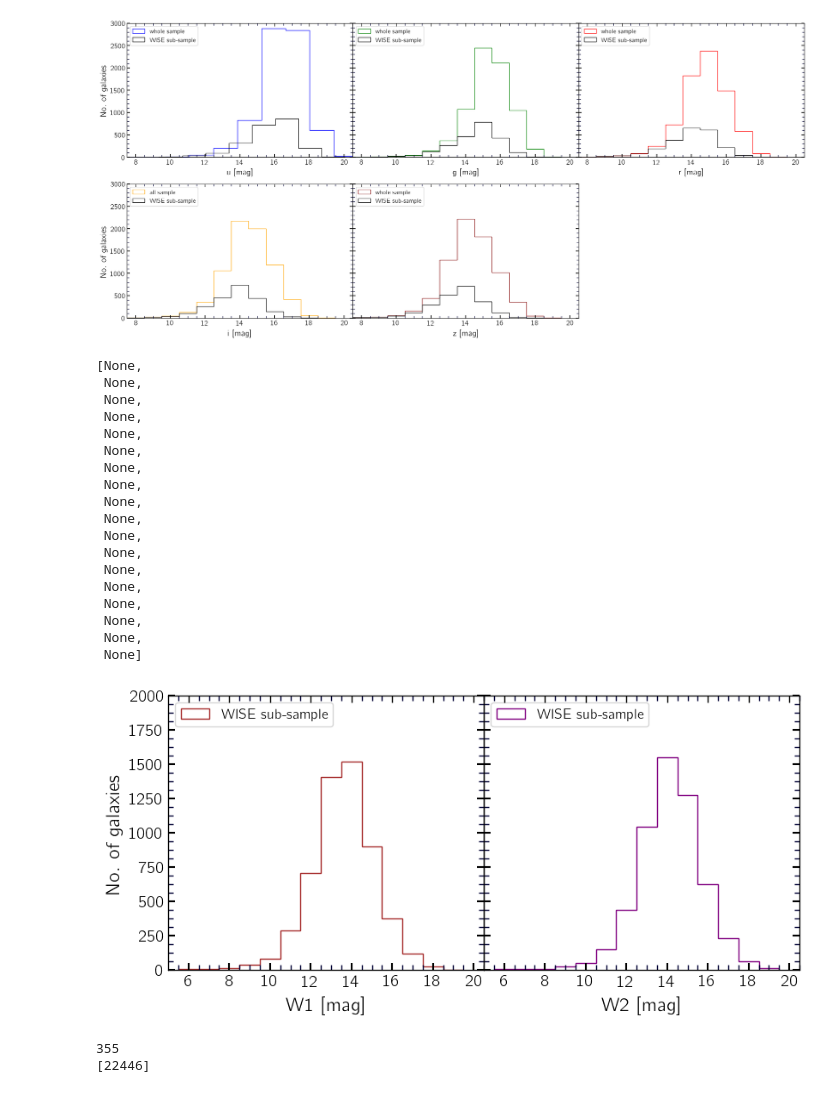
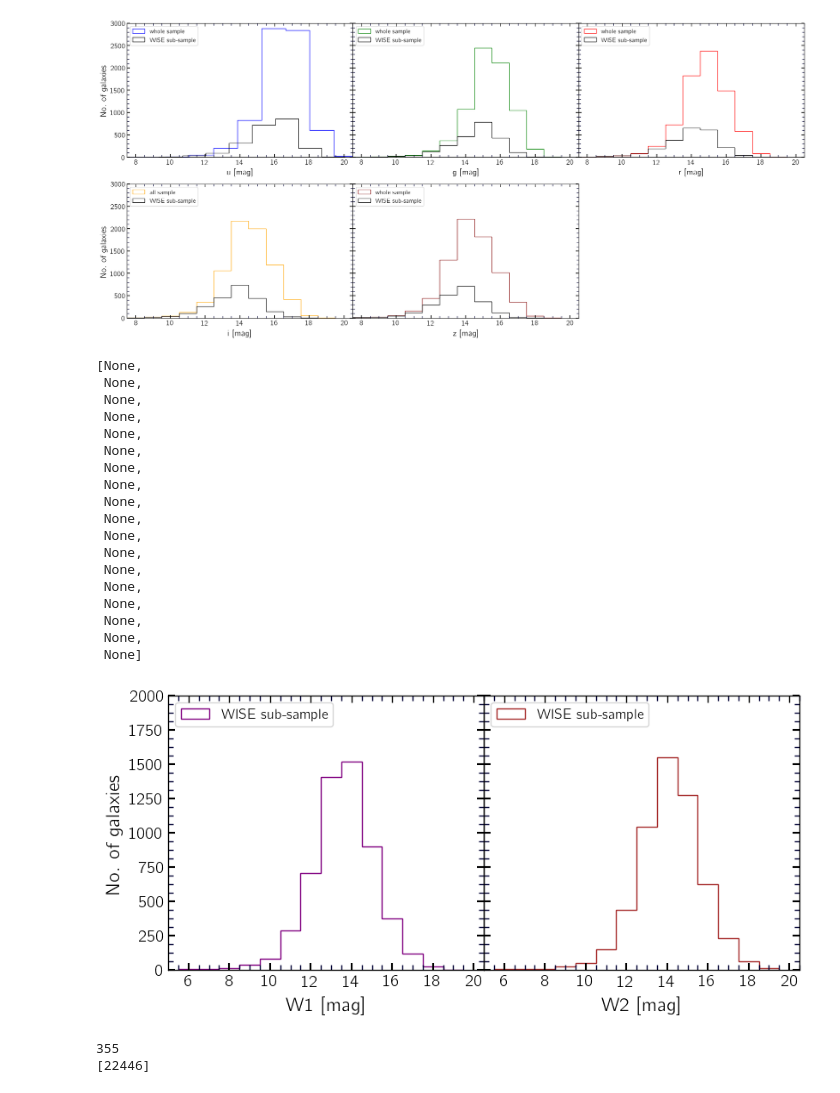
Before and after one commit to ekourkchi/TFcalibrators, a Jupyter notebook: Predictions_assessments.ipynb, the cells around one changed output. Cells and saved outputs as stored; diff of their text form; code cells hidden in the pictures.

```diff
--- a/Predictions_assessments.ipynb
+++ b/Predictions_assessments.ipynb
@@ -835,38 +835,38 @@ ax1 = plt.subplot(gs[0])
 ax2 = plt.subplot(gs[1])
 
 ax = ax1
-ax.hist(w10_, bins, histtype='step', label='WISE sub-sample', color='brown')
+ax.hist(w10_, bins, histtype='step', label='WISE sub-sample', color='purple')
 ax.legend(prop={'size': 12}, loc=2)
 ax.set_xlabel('W1 [mag]', fontsize=16)
 ax.set_ylabel('No. of galaxies', fontsize=16)
 set_axes([ax], [5,20.5], [0,2000])
 
 ax = ax2
-ax.hist(w20_, bins, histtype='step', label='WISE sub-sample', color='purple')
+ax.hist(w20_, bins, histtype='step', label='WISE sub-sample', color='brown')
 ax.legend(prop={'size': 12}, loc=2)
 ax.set_xlabel('W2 [mag]', fontsize=16)
 set_axes([ax], [5,20.5], [0,2000])
 plt.setp(ax.get_yticklabels(), visible=False)
 # %% [output]
 [None,
  None,
  None,
  None,
  None,
  None,
  None,
  None,
  None,
  None,
  None,
  None,
  None,
  None,
  None,
  None,
  None,
  None]
-[figure, old version]
+[figure, new version]
 # %%
 indx, = np.where(R_source==1)    # W2 is used for reddening correction
 print len(indx)
```
Also changed, not shown: 1 other file.
